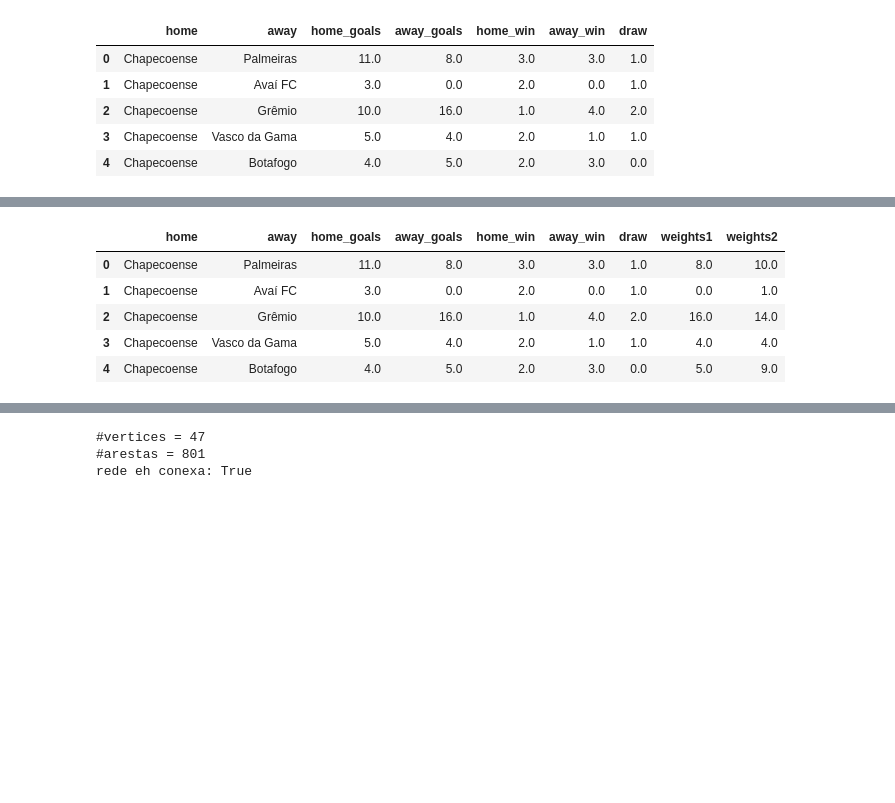
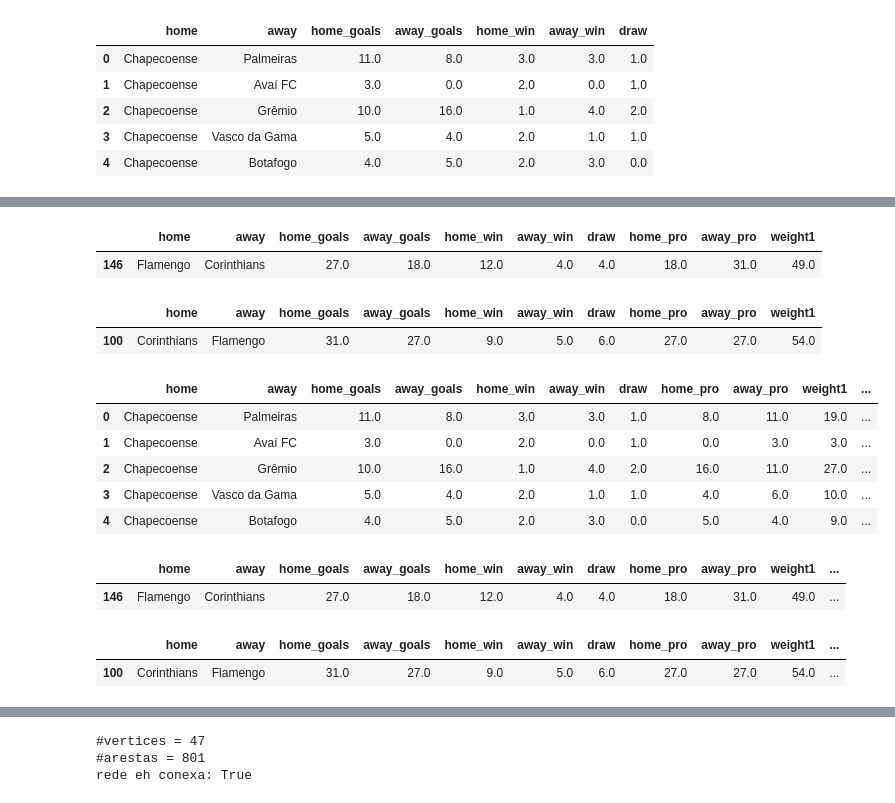
Before and after one commit to jesusossian/complex_networks, a Jupyter notebook: notebooks/datasets_fut.ipynb, the cells around one changed output, grey strips where cells are left out. Saved outputs shown, nothing was run; the diff lists cells and outputs as text; code cells hidden in the pictures; blank space fills up the shorter version.

```diff
--- a/notebooks/datasets_fut.ipynb
+++ b/notebooks/datasets_fut.ipynb
@@ -174,0 +191,2 @@ df2.head()
+# %%
+df2['weight1'] = df2['home_pro'] + df2['away_pro']
@@ -174,0 +202,11 @@ df2.head()
+# %%
+#df2.loc[df2['home']=='EC Bahia' & df2['away']=='Flamengo']
+df2.loc[(df2['home'] == 'Flamengo') & (df2['away'] == 'Corinthians')]
+# %% [output]
+|  | home | away | home_goals | away_goals | home_win | away_win | draw | home_pro | away_pro | weight1 |
+| 146 | Flamengo | Corinthians | 27.0 | 18.0 | 12.0 | 4.0 | 4.0 | 18.0 | 31.0 | 49.0 |
+# %%
+df2.loc[(df2['home'] == 'Corinthians') & (df2['away'] == 'Flamengo')]
+# %% [output]
+|  | home | away | home_goals | away_goals | home_win | away_win | draw | home_pro | away_pro | weight1 |
+| 100 | Corinthians | Flamengo | 31.0 | 27.0 | 9.0 | 5.0 | 6.0 | 27.0 | 27.0 | 54.0 |
@@ -175,11 +217,34 @@ df2.head()
 # %%
-df2['weights1'] = df2['away_goals']
-df2['weights2'] = 3*df2['away_win']+1*df2['draw']
-df2.head()
+#df2['weight1'] = df2['away_goals']
+
+#df2['weight2'] = 3*df2['away_win']+1*df2['draw']
+
+#df2.head()
-# %% [output]
-|  | home | away | home_goals | away_goals | home_win | away_win | draw | weights1 | weights2 |
-| 0 | Chapecoense | Palmeiras | 11.0 | 8.0 | 3.0 | 3.0 | 1.0 | 8.0 | 10.0 |
-| 1 | Chapecoense | Avaí FC | 3.0 | 0.0 | 2.0 | 0.0 | 1.0 | 0.0 | 1.0 |
-| 2 | Chapecoense | Grêmio | 10.0 | 16.0 | 1.0 | 4.0 | 2.0 | 16.0 | 14.0 |
-| 3 | Chapecoense | Vasco da Gama | 5.0 | 4.0 | 2.0 | 1.0 | 1.0 | 4.0 | 4.0 |
-| 4 | Chapecoense | Botafogo | 4.0 | 5.0 | 2.0 | 3.0 | 0.0 | 5.0 | 9.0 |
+# %%
+df2['home_point'] = 3*df2['away_win']
+df2['away_point'] = 0.0
+# %%
+for keys, infos in df.iterrows():
+    t = df2.loc[(df2['home'] == infos.away) & (df2['away'] == infos.home)]['home_win'].values
+    for i in t:
+        df2.loc[keys,'away_point'] = 3*i
+# %%
+df2['weight2'] = df2['home_point'] + df2['away_point'] + df2['draw']
+df2.head()
+# %% [output]
+|  | home | away | home_goals | away_goals | home_win | away_win | draw | home_pro | away_pro | weight1 | ... |
+| 0 | Chapecoense | Palmeiras | 11.0 | 8.0 | 3.0 | 3.0 | 1.0 | 8.0 | 11.0 | 19.0 | ... |
+| 1 | Chapecoense | Avaí FC | 3.0 | 0.0 | 2.0 | 0.0 | 1.0 | 0.0 | 3.0 | 3.0 | ... |
+| 2 | Chapecoense | Grêmio | 10.0 | 16.0 | 1.0 | 4.0 | 2.0 | 16.0 | 11.0 | 27.0 | ... |
+| 3 | Chapecoense | Vasco da Gama | 5.0 | 4.0 | 2.0 | 1.0 | 1.0 | 4.0 | 6.0 | 10.0 | ... |
+| 4 | Chapecoense | Botafogo | 4.0 | 5.0 | 2.0 | 3.0 | 0.0 | 5.0 | 4.0 | 9.0 | ... |
+# %%
+df2.loc[(df2['home'] == 'Flamengo') & (df2['away'] == 'Corinthians')]
+# %% [output]
+|  | home | away | home_goals | away_goals | home_win | away_win | draw | home_pro | away_pro | weight1 | ... |
+| 146 | Flamengo | Corinthians | 27.0 | 18.0 | 12.0 | 4.0 | 4.0 | 18.0 | 31.0 | 49.0 | ... |
+# %%
+df2.loc[(df2['home'] == 'Corinthians') & (df2['away'] == 'Flamengo')]
+# %% [output]
+|  | home | away | home_goals | away_goals | home_win | away_win | draw | home_pro | away_pro | weight1 | ... |
+| 100 | Corinthians | Flamengo | 31.0 | 27.0 | 9.0 | 5.0 | 6.0 | 27.0 | 27.0 | 54.0 | ... |
```
Also changed, not shown: parts of 90 cells of this notebook, 1 other file.
